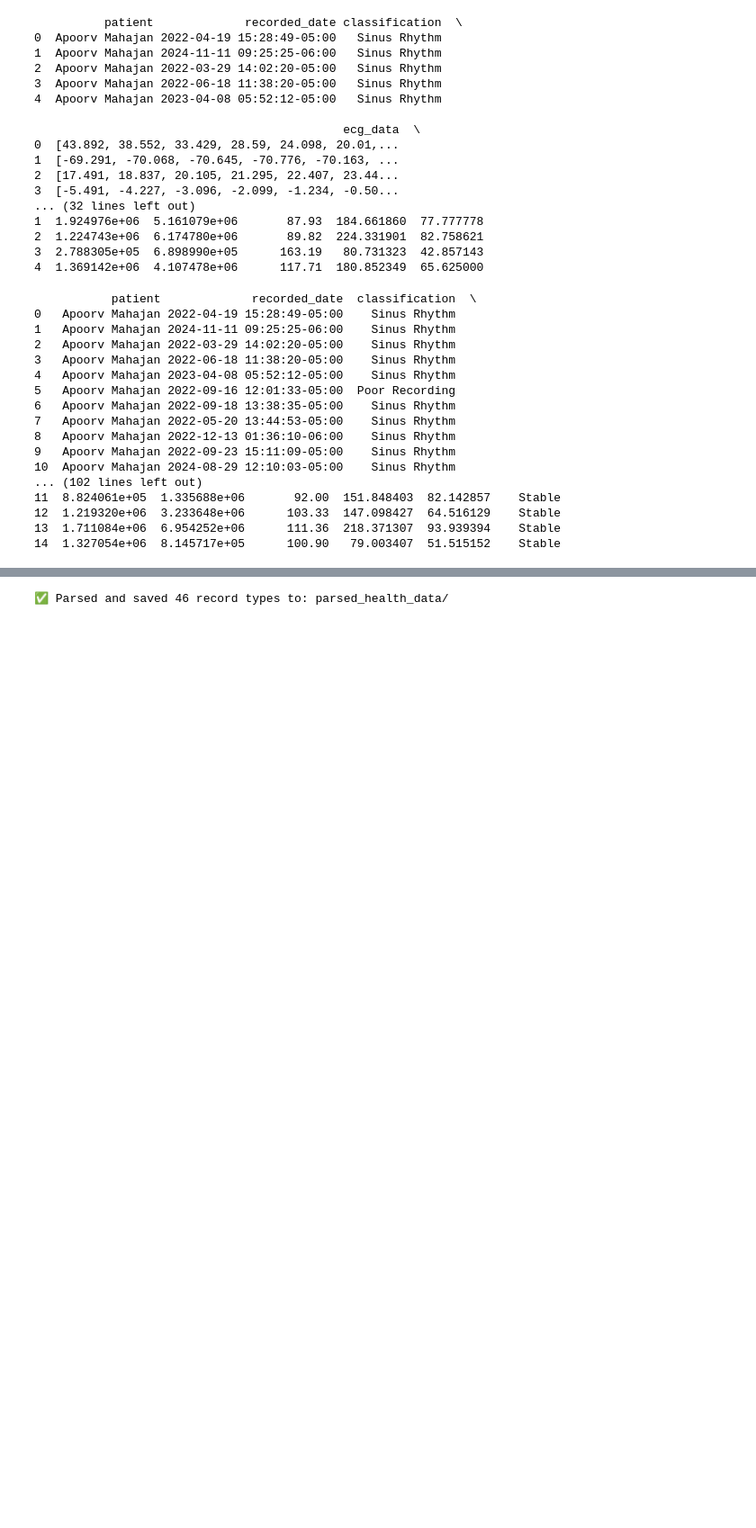
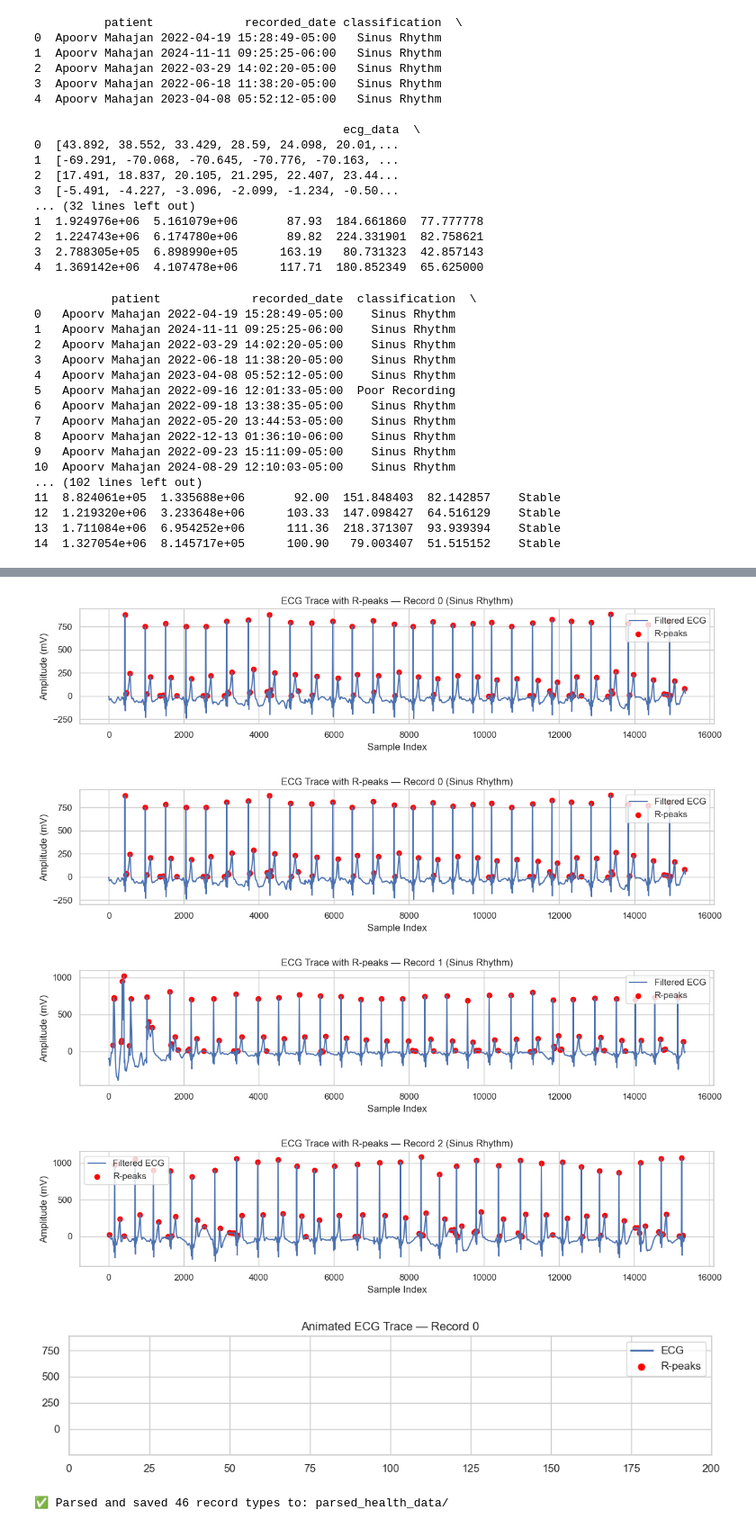
Before and after one commit to disha295/Wearable, a Jupyter notebook: app.ipynb, the cells around one changed output, grey strips where cells are left out. Shown at 90% size. Cells and saved outputs as stored; diff of their text form; code cells hidden in the pictures; blank space fills up the shorter version.

```diff
--- a/app.ipynb
+++ b/app.ipynb
@@ -450,0 +653,42 @@ print(ecg_df)
+# %%
+def batch_plot_ecg(n=5):
+    for i in range(min(n, len(ecg_df))):
+        plot_ecg_with_peaks(i)
+# %%
+from matplotlib.animation import FuncAnimation
+
+def animate_ecg(record_index):
+    signal = ecg_df.iloc[record_index]["filtered_ecg"]
+    r_peaks = ecg_df.iloc[record_index]["r_peaks"]
+
+    fig, ax = plt.subplots()
+    ax.set_xlim(0, 200)
+    ax.set_ylim(min(signal) - 100, max(signal) + 100)  # dynamic y-range
+    line, = ax.plot([], [], lw=2, label='ECG')
+    peak_dots, = ax.plot([], [], 'ro', label='R-peaks')
+
+    def init():
+        line.set_data([], [])
+        peak_dots.set_data([], [])
+        return line, peak_dots
+
+    def update(frame):
+        x = list(range(frame))
+        y = signal[:frame]
+        r = [p for p in r_peaks if p < frame]
+        line.set_data(x, y)
+        peak_dots.set_data(r, [signal[i] for i in r])
+        return line, peak_dots
+
+    ani = FuncAnimation(fig, update, frames=len(signal), init_func=init, blit=True, interval=10)
+    return ani
+# %%
+plot_ecg_with_peaks(0)      # Static plot with R-peaks
+batch_plot_ecg(3)           # Plot first 3 ECGs
+ani_obj = animate_ecg(0)  # Now ani is accessed and can be saved if needed
+# %% [output]
+[figure, added]
+[figure, added]
+[figure, added]
+[figure, added]
+[figure, added]
```
Also changed, not shown: parts of 18 cells of this notebook, 9 other files.
